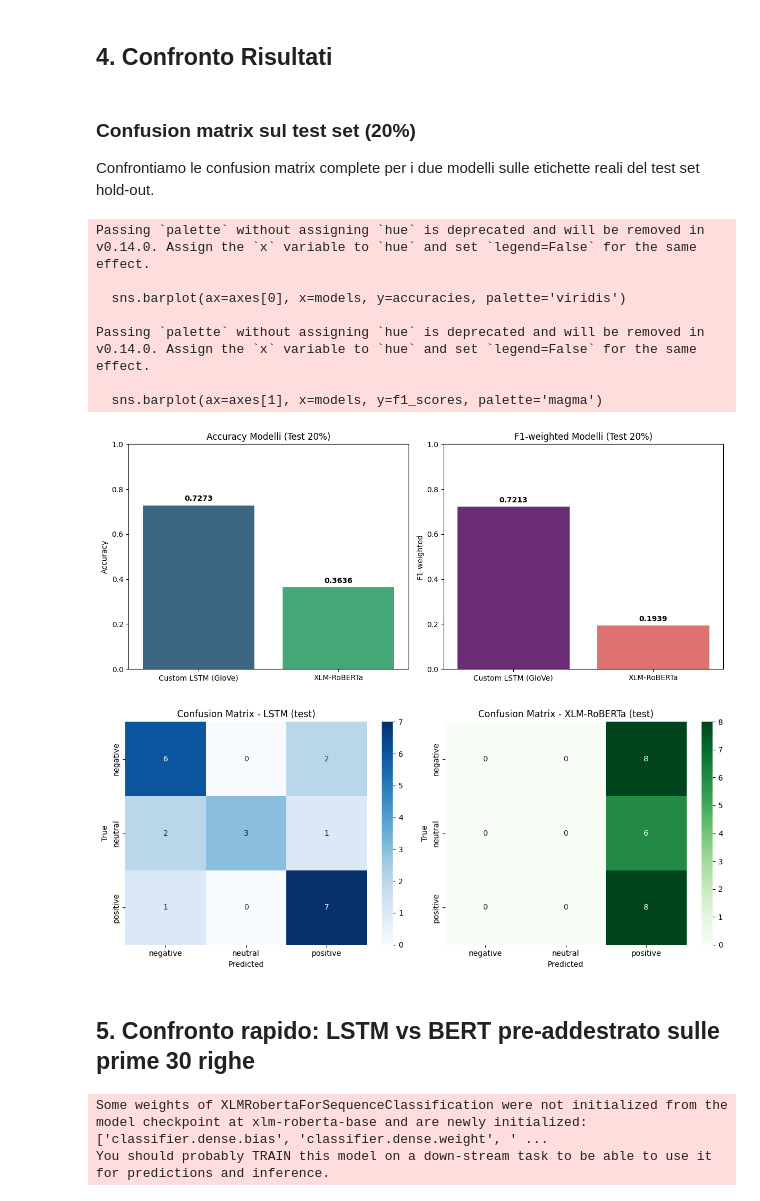
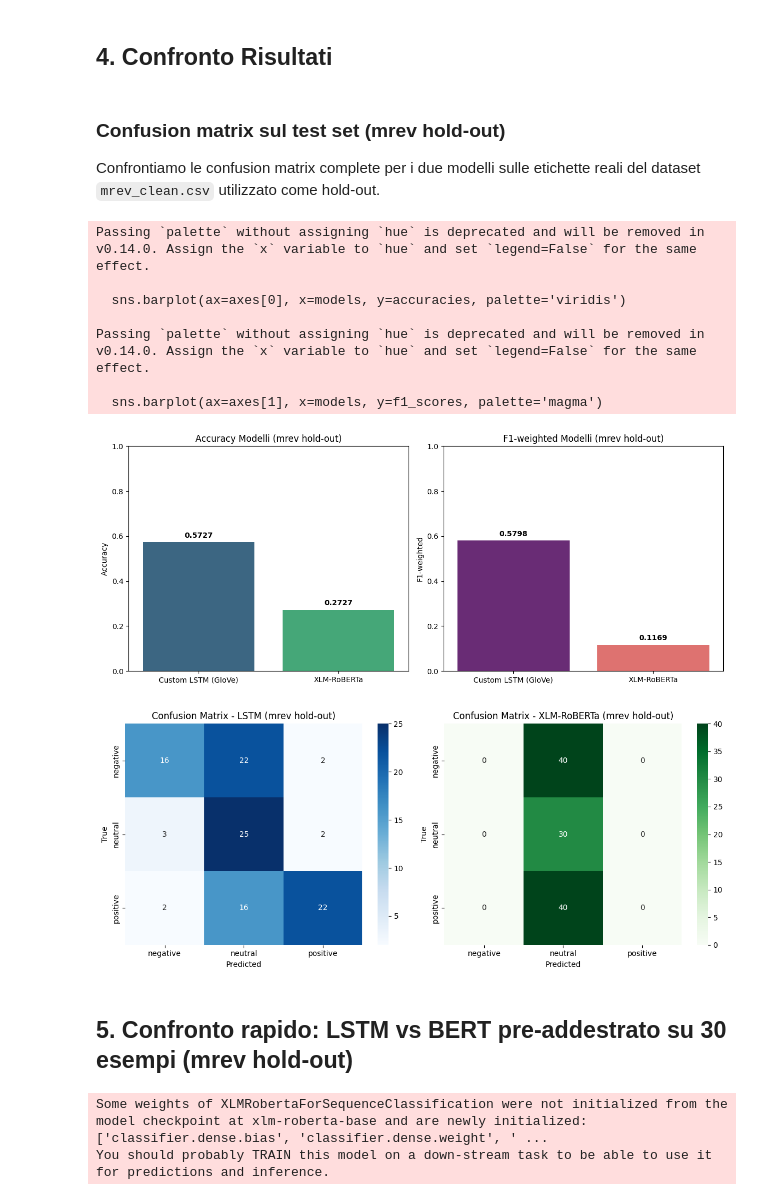
Before and after one commit to DataScience-Golddiggers/Faboulous-Interpretr, a Jupyter notebook: notebooks/sentiment_comparison.ipynb, the cells around one changed output. Saved outputs shown, nothing was run; the diff lists cells and outputs as text; code cells hidden in the pictures.

```diff
--- a/notebooks/sentiment_comparison.ipynb
+++ b/notebooks/sentiment_comparison.ipynb
@@ -88,19 +102,14 @@ Classes: {'negative': 0, 'neutral': 1, 'positive': 2}
 # %%
-# Suddivisione stratificata: 80% train/val, 20% test
-train_val_df, test_df = train_test_split(
-    df[['review_text', 'sentiment', 'label']],
+# Suddivisione stratificata: 80% train, 20% val sul dataset di training
+train_df, val_df = train_test_split(
+    df_chat[['review_text', 'sentiment', 'label']],
     test_size=0.2,
     random_state=42,
-    stratify=df['label']
+    stratify=df_chat['label']
 )
 
-# Split ulteriore sul training set per creare la validation (80/20 -> 64/16 complessivi)
-train_df, val_df = train_test_split(
-    train_val_df,
-    test_size=0.2,
-    random_state=42,
-    stratify=train_val_df['label']
-)
+# Hold-out per confronto finale: tutto il dataset mrev (già shufflato)
+test_df_mrev = df_mrev[['review_text', 'sentiment', 'label']].copy()
 
-print(f"Train size: {len(train_df)} | Val size: {len(val_df)} | Test size: {len(test_df)}")
+print(f"Train size: {len(train_df)} | Val size: {len(val_df)} | Test (mrev) size: {len(test_df_mrev)}")
 # %% [output]
@@ -133,7 +142,7 @@ def clean_text_lstm(text):
     text = re.sub(r'\s+', ' ', text).strip()
     return text
 
-# Applica il preprocessing e tokenizza le tre partizioni
+# Applica il preprocessing e tokenizza le partizioni (train/val da chat, test da mrev)
 
 def add_tokens(df_in):
     df_out = df_in.copy()
@@ -143,7 +152,7 @@ def add_tokens(df_in):
 
 train_df_lstm = add_tokens(train_df)
 val_df_lstm = add_tokens(val_df)
-test_df_lstm = add_tokens(test_df)
+test_df_lstm = add_tokens(test_df_mrev)
 
 # Vocabolario costruito solo sul training set
 all_words = [word for tokens in train_df_lstm['tokens'] for word in tokens]
@@ -250,7 +259,7 @@ for epoch in range(epochs):
     lstm_val_history.append(val_acc)
     print(f"LSTM Epoch {epoch + 1}: Val Accuracy {val_acc:.4f}")
 
-# Test finale
+# Test finale sul hold-out mrev
 model_lstm.eval()
 test_preds, test_targets = [], []
 with torch.no_grad():
@@ -264,7 +273,7 @@ with torch.no_grad():
 lstm_test_acc = accuracy_score(test_targets, test_preds)
 lstm_test_f1 = f1_score(test_targets, test_preds, average='weighted')
 lstm_cm = confusion_matrix(test_targets, test_preds)
-print(f"LSTM Test Accuracy: {lstm_test_acc:.4f} | F1-weighted: {lstm_test_f1:.4f}")
+print(f"LSTM Test Accuracy (mrev): {lstm_test_acc:.4f} | F1-weighted: {lstm_test_f1:.4f}")
 
 # Salvataggio checkpoint LSTM in ../models (overwrite)
 lstm_ckpt_dir = os.path.abspath(os.path.join('..', 'models'))
@@ -298,7 +307,7 @@ tokenizer = AutoTokenizer.from_pretrained(model_name)
 
 X_train_raw, y_train_raw = train_df['review_text'], train_df['label']
 X_val_raw, y_val_raw = val_df['review_text'], val_df['label']
-X_test_raw, y_test_raw = test_df['review_text'], test_df['label']
+X_test_raw, y_test_raw = test_df_mrev['review_text'], test_df_mrev['label']
 
 def tokenize_function(examples):
     return tokenizer(examples, padding="max_length", truncation=True, max_length=128)
@@ -328,7 +337,7 @@ peft_config = LoraConfig(
     lora_alpha=32,
     lora_dropout=0.1,
     target_modules=["query", "value"],
-    modules_to_save=["classifier"] # <--- FIX: Addestra e salva la testa di classificazione!
+    modules_to_save=["classifier"] # <--- Addestra e salva la testa di classificazione!
 )
 model_xlm = get_peft_model(base_model, peft_config)
 
@@ -357,14 +366,14 @@ training_args = TrainingArguments(
     save_total_limit=1,
     overwrite_output_dir=True,
     use_cpu=not torch.cuda.is_available()
- )
+)
 trainer = Trainer(
     model=model_xlm,
     args=training_args,
     train_dataset=train_tokenized,
     eval_dataset=val_tokenized,
     compute_metrics=compute_metrics,
- )
+)
 
 # --- 3.3 Training ---
 print("Training XLM-RoBERTa LoRA...")
@@ -374,8 +383,8 @@ trainer.train()
 model_xlm.save_pretrained(xlm_final_dir)
 tokenizer.save_pretrained(xlm_final_dir)
 
-# Valutazione Finale su test set hold-out
-print("Valutazione su test set (20%)...")
+# Valutazione Finale su mrev (hold-out)
+print("Valutazione su mrev (hold-out)...")
 test_pred = trainer.predict(test_tokenized)
 test_logits = test_pred.predictions
 test_labels = test_pred.label_ids
@@ -383,7 +392,7 @@ test_preds = np.argmax(test_logits, axis=-1)
 xlm_test_acc = accuracy_score(test_labels, test_preds)
 xlm_test_f1 = f1_score(test_labels, test_preds, average='weighted')
 xlm_cm = confusion_matrix(test_labels, test_preds)
-print(f"XLM-RoBERTa (LoRA) Test Accuracy: {xlm_test_acc:.4f} | F1-weighted: {xlm_test_f1:.4f}")
+print(f"XLM-RoBERTa (LoRA) Test Accuracy (mrev): {xlm_test_acc:.4f} | F1-weighted: {xlm_test_f1:.4f}")
 # %% [output]
 Some weights of XLMRobertaForSequenceClassification were not initialized from the model checkpoint at xlm-roberta-base and are newly initialized: ['classifier.dense.bias', 'classifier.dense.weight', ' ...
 You should probably TRAIN this model on a down-stream task to be able to use it for predictions and inference.
@@ -399,8 +408,8 @@ XLM-RoBERTa (LoRA) Test Accuracy: 0.3636 | F1-weighted: 0.1939
 # %% [markdown]
 ## 4. Confronto Risultati
 # %% [markdown]
-### Confusion matrix sul test set (20%)
-Confrontiamo le confusion matrix complete per i due modelli sulle etichette reali del test set hold-out.
+### Confusion matrix sul test set (mrev hold-out)
+Confrontiamo le confusion matrix complete per i due modelli sulle etichette reali del dataset `mrev_clean.csv` utilizzato come hold-out.
 # %%
 models = ['Custom LSTM (GloVe)', 'XLM-RoBERTa']
 accuracies = [lstm_test_acc, xlm_test_acc]
@@ -410,14 +419,14 @@ fig, axes = plt.subplots(1, 2, figsize=(12, 5))
 
 sns.barplot(ax=axes[0], x=models, y=accuracies, palette='viridis')
 axes[0].set_ylim(0, 1)
-axes[0].set_title('Accuracy Modelli (Test 20%)')
+axes[0].set_title('Accuracy Modelli (mrev hold-out)')
 axes[0].set_ylabel('Accuracy')
 for i, v in enumerate(accuracies):
     axes[0].text(i, v + 0.02, f"{v:.4f}", ha='center', fontweight='bold')
 
 sns.barplot(ax=axes[1], x=models, y=f1_scores, palette='magma')
 axes[1].set_ylim(0, 1)
-axes[1].set_title('F1-weighted Modelli (Test 20%)')
+axes[1].set_title('F1-weighted Modelli (mrev hold-out)')
 axes[1].set_ylabel('F1-weighted')
 for i, v in enumerate(f1_scores):
     axes[1].text(i, v + 0.02, f"{v:.4f}", ha='center', fontweight='bold')
@@ -432,25 +441,25 @@ Passing `palette` without assigning `hue` is deprecated and will be removed in v
 Passing `palette` without assigning `hue` is deprecated and will be removed in v0.14.0. Assign the `x` variable to `hue` and set `legend=False` for the same effect.
 
   sns.barplot(ax=axes[1], x=models, y=f1_scores, palette='magma')
-[figure, old version]
+[figure, new version]
 # %%
 labels_order = list(reverse_sentiment_map.values())
 fig, axes = plt.subplots(1, 2, figsize=(12, 5))
 
 sns.heatmap(lstm_cm, annot=True, fmt='d', cmap='Blues', xticklabels=labels_order, yticklabels=labels_order, ax=axes[0])
-axes[0].set_title('Confusion Matrix - LSTM (test)')
+axes[0].set_title('Confusion Matrix - LSTM (mrev hold-out)')
 axes[0].set_xlabel('Predicted')
 axes[0].set_ylabel('True')
 
 sns.heatmap(xlm_cm, annot=True, fmt='d', cmap='Greens', xticklabels=labels_order, yticklabels=labels_order, ax=axes[1])
-axes[1].set_title('Confusion Matrix - XLM-RoBERTa (test)')
+axes[1].set_title('Confusion Matrix - XLM-RoBERTa (mrev hold-out)')
 axes[1].set_xlabel('Predicted')
 axes[1].set_ylabel('True')
 
 plt.tight_layout()
 plt.show()
 # %% [output]
-[figure, old version]
+[figure, new version]
 # %% [markdown]
-## 5. Confronto rapido: LSTM vs BERT pre-addestrato sulle prime 30 righe
+## 5. Confronto rapido: LSTM vs BERT pre-addestrato su 30 esempi (mrev hold-out)
 # %%
```
Also changed, not shown: parts of 10 cells of this notebook.
